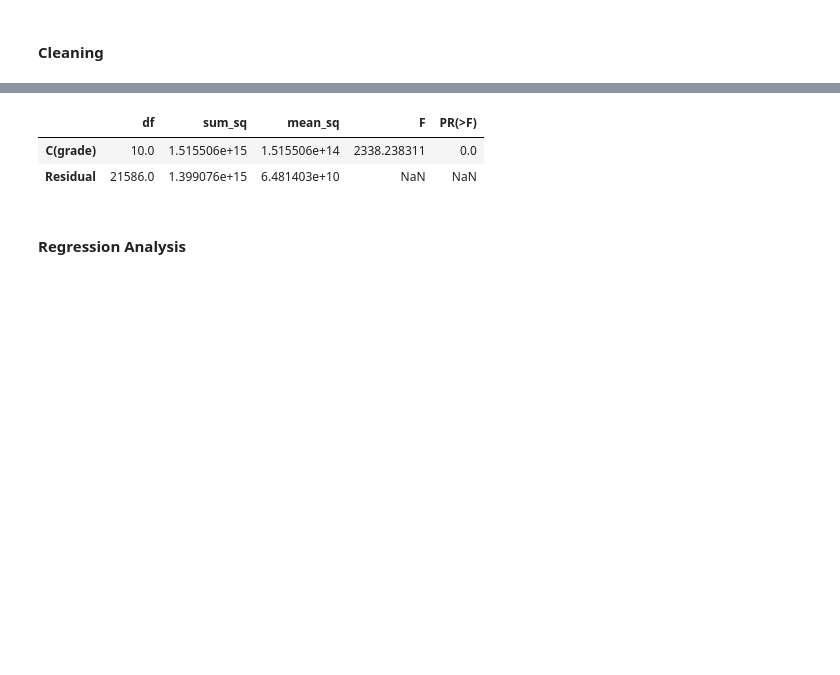
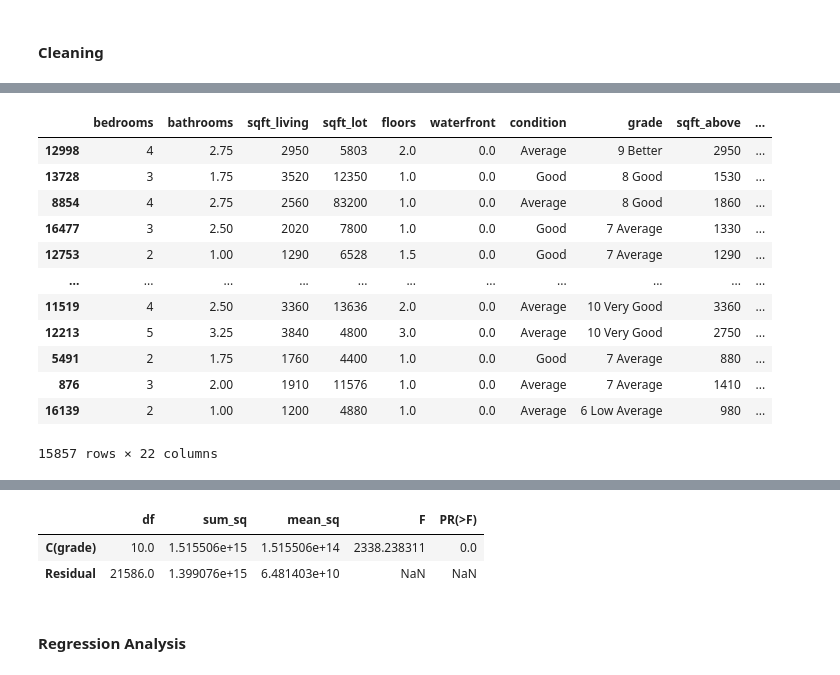
Before and after one commit to ssaeed85/dsc-ph2-KingsCountyRealEstate, a Jupyter notebook: Workspace/Zach/Data_Analysis.ipynb, the cells around one changed output, grey strips where cells are left out. Saved outputs shown, nothing was run; the diff lists cells and outputs as text; code cells hidden in the pictures; blank space fills up the shorter version.

```diff
--- a/Workspace/Zach/Data_Analysis.ipynb
+++ b/Workspace/Zach/Data_Analysis.ipynb
@@ -233,0 +133,2 @@ stats.contingency.chi2_contingency(grade_df)
+# %%
+X_train['view'].fillna("NONE", inplace=True)
@@ -233,0 +144,38 @@ stats.contingency.chi2_contingency(grade_df)
+# %%
+from sklearn.preprocessing import OneHotEncoder
+
+view_train = X_train[["view"]]
+
+ohe = OneHotEncoder(categories="auto", sparse=False, handle_unknown="ignore")
+
+ohe.fit(view_train)
+
+view_encoded_train = ohe.transform(view_train)
+
+view_encoded_train = pd.DataFrame(
+    view_encoded_train,
+    columns=ohe.categories_[0],
+    index=X_train.index
+)
+
+X_train.drop("view", axis=1, inplace=True)
+
+# (5c) Concatenate the new dataframe with current X_train
+X_train = pd.concat([X_train, view_encoded_train], axis=1)
+
+# Visually inspect X_train
+X_train
+# %% [output]
+|  | bedrooms | bathrooms | sqft_living | sqft_lot | floors | waterfront | condition | grade | sqft_above | ... |
+| 12998 | 4 | 2.75 | 2950 | 5803 | 2.0 | 0.0 | Average | 9 Better | 2950 | ... |
+| 13728 | 3 | 1.75 | 3520 | 12350 | 1.0 | 0.0 | Good | 8 Good | 1530 | ... |
+| 8854 | 4 | 2.75 | 2560 | 83200 | 1.0 | 0.0 | Average | 8 Good | 1860 | ... |
+| 16477 | 3 | 2.50 | 2020 | 7800 | 1.0 | 0.0 | Good | 7 Average | 1330 | ... |
+| 12753 | 2 | 1.00 | 1290 | 6528 | 1.5 | 0.0 | Good | 7 Average | 1290 | ... |
+| ... | ... | ... | ... | ... | ... | ... | ... | ... | ... | ... |
+| 11519 | 4 | 2.50 | 3360 | 13636 | 2.0 | 0.0 | Average | 10 Very Good | 3360 | ... |
+| 12213 | 5 | 3.25 | 3840 | 4800 | 3.0 | 0.0 | Average | 10 Very Good | 2750 | ... |
+| 5491 | 2 | 1.75 | 1760 | 4400 | 1.0 | 0.0 | Good | 7 Average | 880 | ... |
+| 876 | 3 | 2.00 | 1910 | 11576 | 1.0 | 0.0 | Average | 7 Average | 1410 | ... |
+| 16139 | 2 | 1.00 | 1200 | 4880 | 1.0 | 0.0 | Average | 6 Low Average | 980 | ... |
+15857 rows × 22 columns
```
Also changed, not shown: parts of 47 cells of this notebook.
